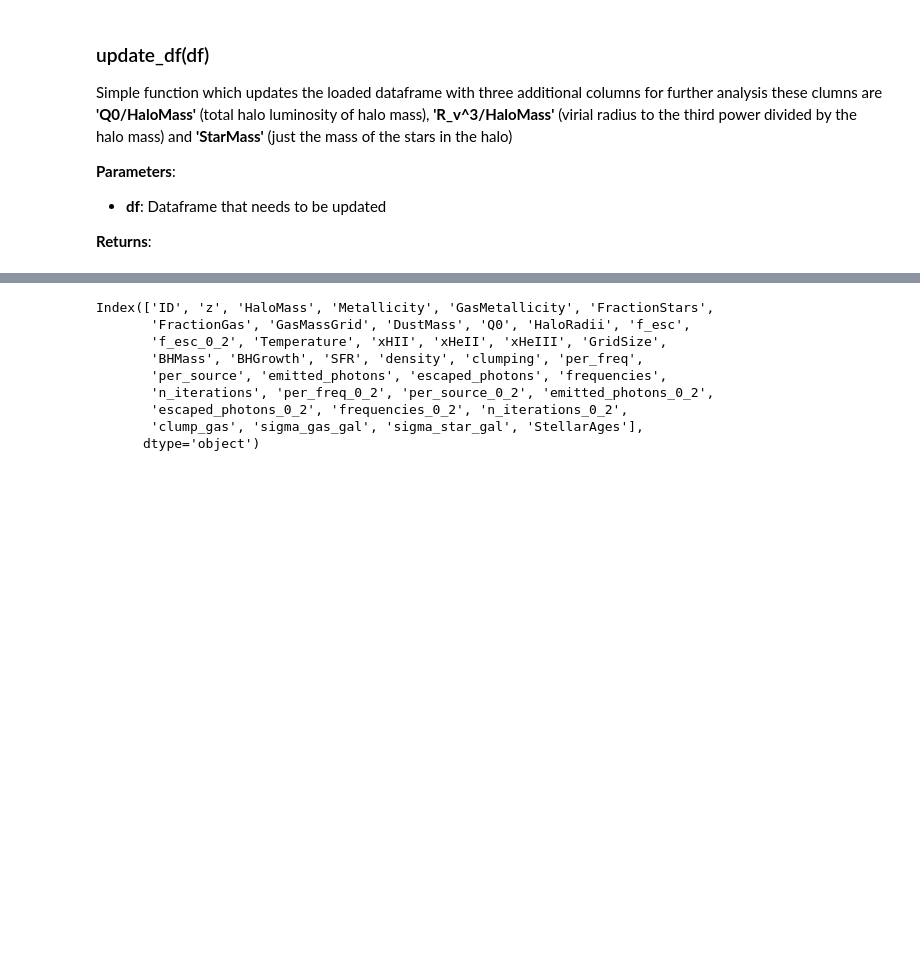
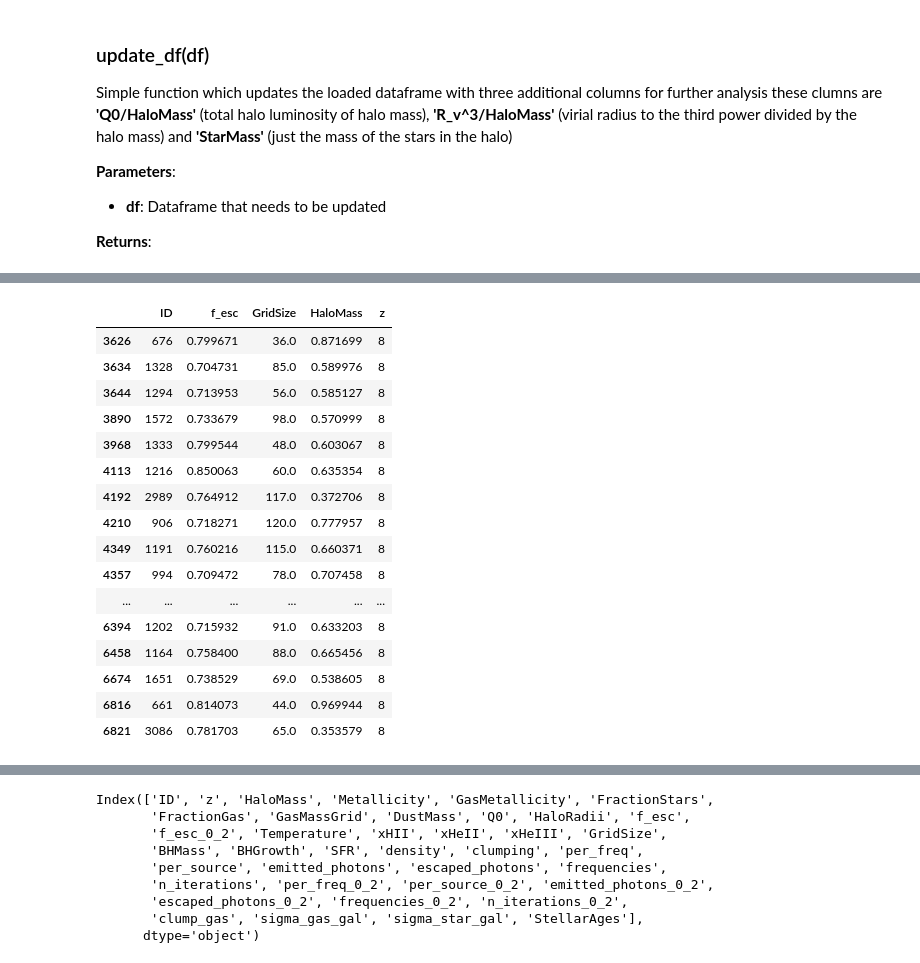
Before and after one commit to IvanKostyuk94/f_esc, a Jupyter notebook: halo_image.ipynb, the cells around one changed output, grey strips where cells are left out. Drawn from its saved outputs; the diff is of its cells as text; code cells hidden in the pictures; blank space fills up the shorter version.

```diff
--- a/halo_image.ipynb
+++ b/halo_image.ipynb
@@ -403,8 +414,8 @@ def update_df(df):
 update_df(df)
 # %%
 df = pd.read_pickle('dfs/esc_analysis_updated.pickle')
-#update_df(df)
+update_df(df)
 # %%
 update_mass_rad(df, 0.5, 'esc_analysis')
 # %%
-sub_df= df[df.StarMass>10**7.5]
+sub_df = df[(df.StarMass>10**7.1) & (df.StarMass<10**7.2)]
@@ -431,0 +424,2 @@ ID_2 = 649
+# %%
+large_fesc = sub_df[sub_df.f_esc>0.7]
@@ -431,0 +448,20 @@ ID_2 = 649
+# %%
+large_fesc[large_fesc.z==8][['ID', 'f_esc', 'GridSize', 'HaloMass', 'z']]
+# %% [output]
+|  | ID | f_esc | GridSize | HaloMass | z |
+| 3626 | 676 | 0.799671 | 36.0 | 0.871699 | 8 |
+| 3634 | 1328 | 0.704731 | 85.0 | 0.589976 | 8 |
+| 3644 | 1294 | 0.713953 | 56.0 | 0.585127 | 8 |
+| 3890 | 1572 | 0.733679 | 98.0 | 0.570999 | 8 |
+| 3968 | 1333 | 0.799544 | 48.0 | 0.603067 | 8 |
+| 4113 | 1216 | 0.850063 | 60.0 | 0.635354 | 8 |
+| 4192 | 2989 | 0.764912 | 117.0 | 0.372706 | 8 |
+| 4210 | 906 | 0.718271 | 120.0 | 0.777957 | 8 |
+| 4349 | 1191 | 0.760216 | 115.0 | 0.660371 | 8 |
+| 4357 | 994 | 0.709472 | 78.0 | 0.707458 | 8 |
+| ... | ... | ... | ... | ... | ... |
+| 6394 | 1202 | 0.715932 | 91.0 | 0.633203 | 8 |
+| 6458 | 1164 | 0.758400 | 88.0 | 0.665456 | 8 |
+| 6674 | 1651 | 0.738529 | 69.0 | 0.538605 | 8 |
+| 6816 | 661 | 0.814073 | 44.0 | 0.969944 | 8 |
+| 6821 | 3086 | 0.781703 | 65.0 | 0.353579 | 8 |
```
Also changed, not shown: parts of 18 cells of this notebook, 11 other files.
